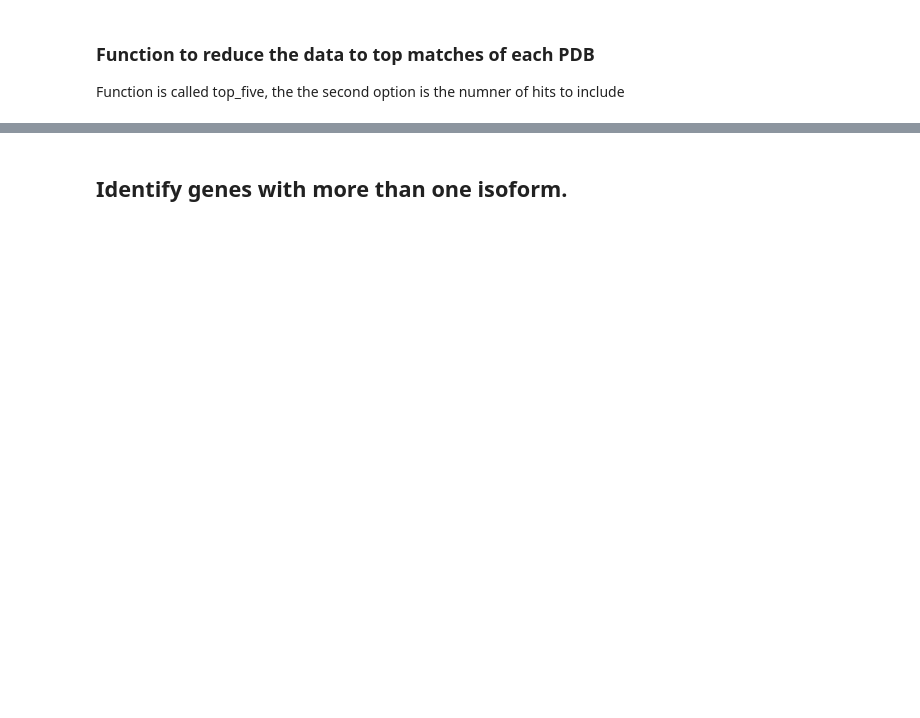
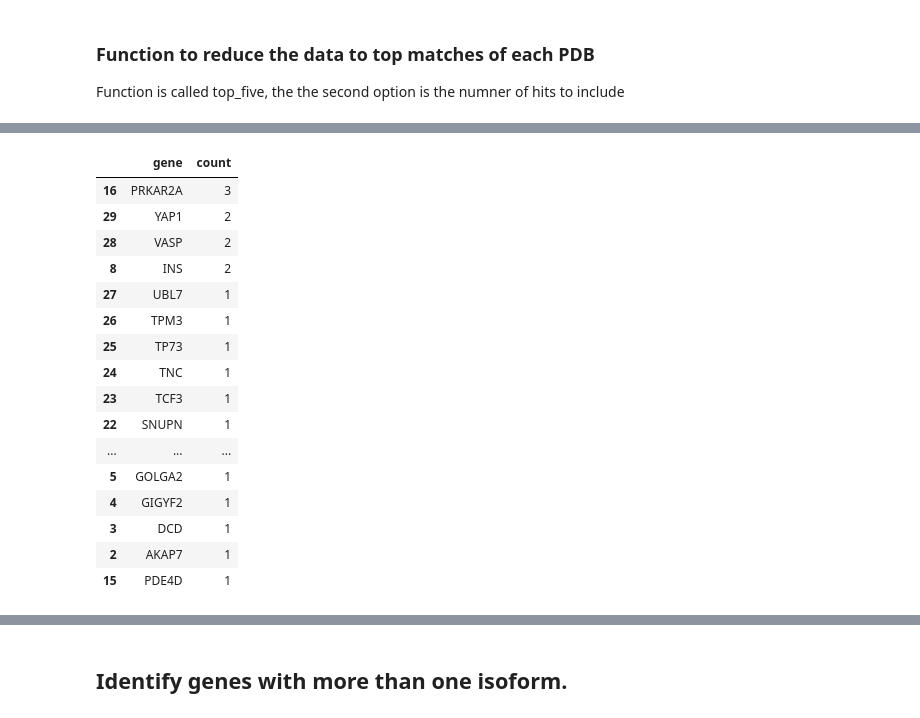
Before and after one commit to sheynkman-lab/pdb-isoform-analysis, a Jupyter notebook: analyze_results.ipynb, the cells around one changed output, grey strips where cells are left out. Saved outputs shown, nothing was run; the diff lists cells and outputs as text; code cells hidden in the pictures; blank space fills up the shorter version.

```diff
--- a/analyze_results.ipynb
+++ b/analyze_results.ipynb
@@ -307,0 +260,22 @@ genes_with_isos = []
+# %%
+npp_g2=non_appris_pdbs.groupby('gene', as_index = False) ['qseqid'].nunique()
+npp_g2 = npp_g2.rename(columns={'qseqid':'count'}).sort_values(by=['count'], ascending =False)
+npp_g2
+# %% [output]
+|  | gene | count |
+| 16 | PRKAR2A | 3 |
+| 29 | YAP1 | 2 |
+| 28 | VASP | 2 |
+| 8 | INS | 2 |
+| 27 | UBL7 | 1 |
+| 26 | TPM3 | 1 |
+| 25 | TP73 | 1 |
+| 24 | TNC | 1 |
+| 23 | TCF3 | 1 |
+| 22 | SNUPN | 1 |
+| ... | ... | ... |
+| 5 | GOLGA2 | 1 |
+| 4 | GIGYF2 | 1 |
+| 3 | DCD | 1 |
+| 2 | AKAP7 | 1 |
+| 15 | PDE4D | 1 |
```
Also changed, not shown: parts of 41 cells of this notebook.
